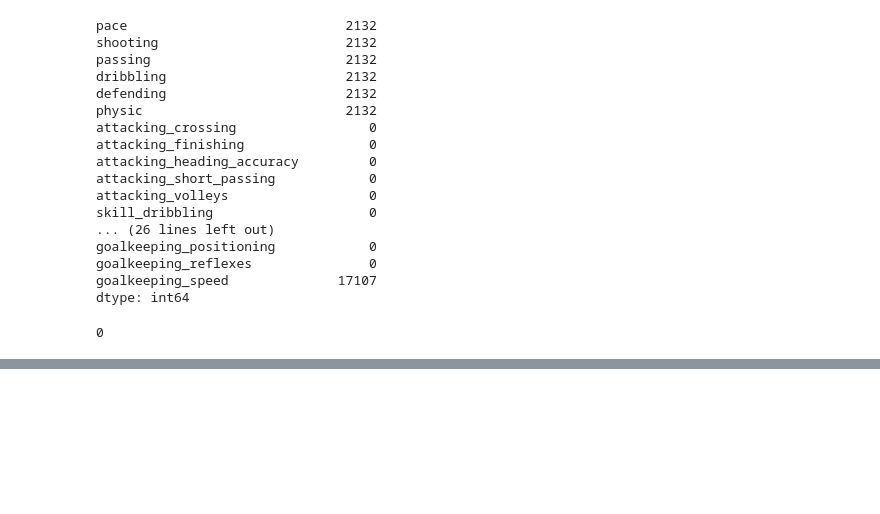
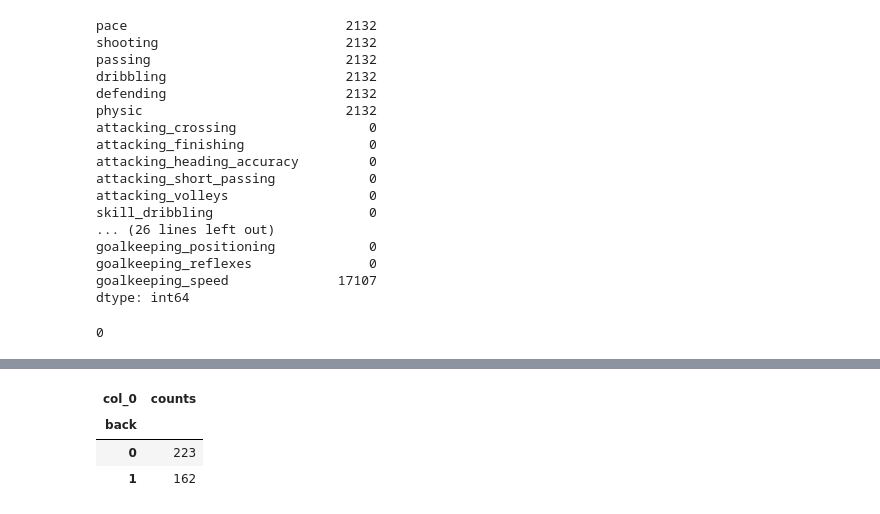
Before and after one commit to rebeccazhang199/MGSC-662-FIFA-Project, a Jupyter notebook: project.ipynb, the cells around one changed output, grey strips where cells are left out. Saved outputs shown, nothing was run; the diff lists cells and outputs as text; code cells hidden in the pictures; blank space fills up the shorter version.

```diff
--- a/project.ipynb
+++ b/project.ipynb
@@ -91,6 +91,20 @@ back_cols = ['passing', 'defending', 'physic', 'movement_acceleration', 'movemen
              'defending_sliding_tackle']
 
 players['back_score'] = players[back_cols].sum(axis=1)
+
+# Creating columns of 'forward', 'midfielder', 'back'
+# Forward: CF, ST
+# Midfielder: CAM, CDM, CM, LM, LW, LWB, RM, RW, RWB
+# Back: CB, LB, RB
+# One player can have up to 3 positions
+players['forward'] = players[['CF', 'ST']].sum(axis=1)
+players.loc[players['forward'] >= 1, 'forward'] = 1
+
+players['midfielder'] = players[['CAM', 'CDM', 'CM', 'LM', 'LW', 'LWB', 'RM', 'RW', 'RWB']].sum(axis=1)
+players.loc[players['midfielder'] >= 1, 'midfielder'] = 1
+
+players['back'] = players[['CB', 'LB', 'RB']].sum(axis=1)
+players.loc[players['back'] >= 1, 'back'] = 1
 # %%
 #pd.set_option('display.max_columns', 150)
 #players.head()
@@ -113,3 +127,11 @@ players_data.head()
+# %%
+#players_data['back'].describe()
+pd.crosstab(index = players_data['back'], columns = 'counts')
+# %% [output]
+| col_0 | counts |
+| back |  |
+| 0 | 223 |
+| 1 | 162 |
 # %%
 # Initialize the model
 model = gp.Model("soccer_team_optimization")
```
Also changed, not shown: parts of 4 cells of this notebook.
